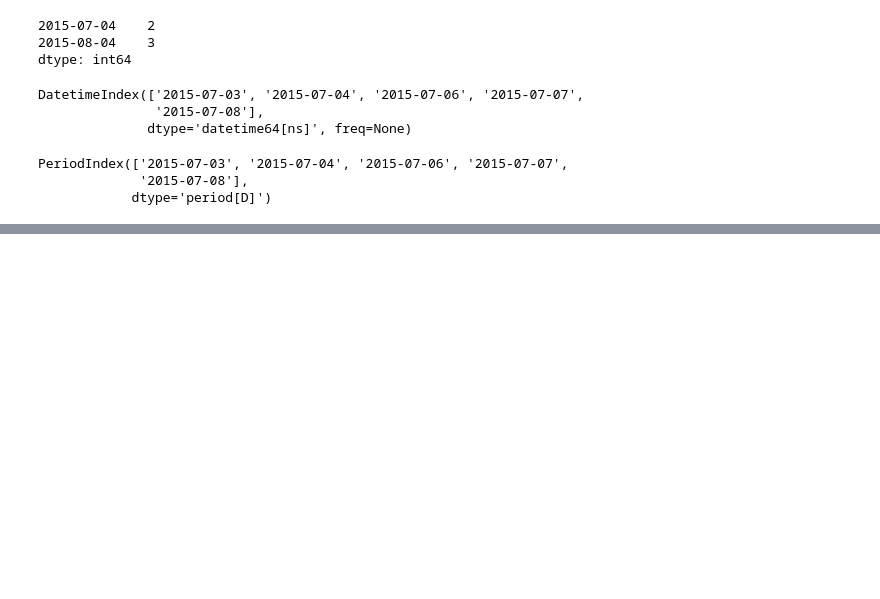
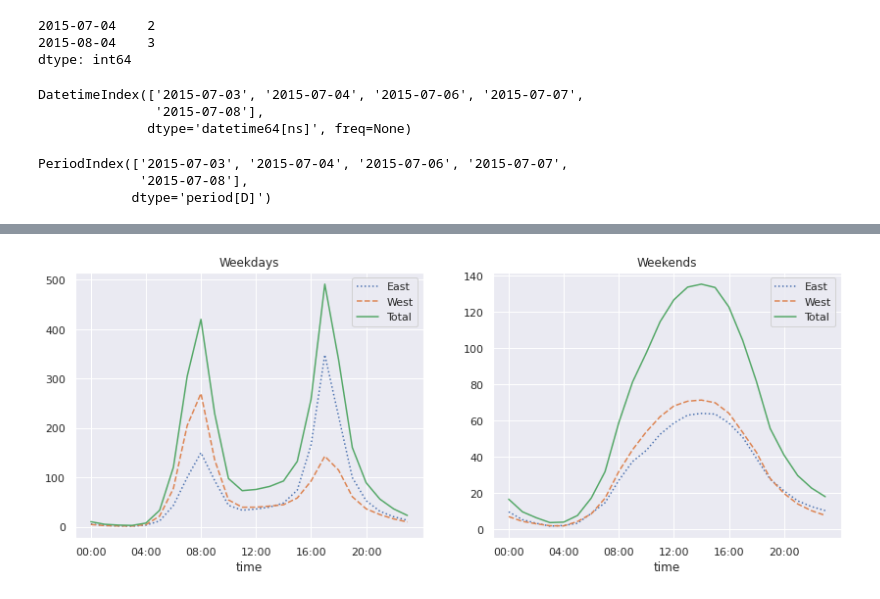
Before and after one commit to ensofter/python_for_difficult_tasks, a Jupyter notebook: Part 3 - Data Manipulation with Pandas.ipynb, the cells around one changed output, grey strips where cells are left out. Cells and saved outputs as stored; diff of their text form; code cells hidden in the pictures; blank space fills up the shorter version.

```diff
--- a/Part 3 - Data Manipulation with Pandas.ipynb
+++ b/Part 3 - Data Manipulation with Pandas.ipynb
@@ -2173,0 +2189,9 @@ daily.rolling(50, center=True, win_type='gaussian').sum(std=10).plot(style=[':',
+# %%
+import matplotlib.pyplot as plt
+fig, ax = plt.subplots(1, 2, figsize=(14, 5))
+by_time.loc['Weekday'].plot(ax=ax[0], title='Weekdays',
+                           xticks=hourly_ticks, style=[':', '--', '-'])
+by_time.loc['Weekend'].plot(ax=ax[1], title='Weekends',
+                           xticks=hourly_ticks, style=[':', '--', '-']);
+# %% [output]
+[figure, added]
```
Also changed, not shown: parts of 67 cells of this notebook.
